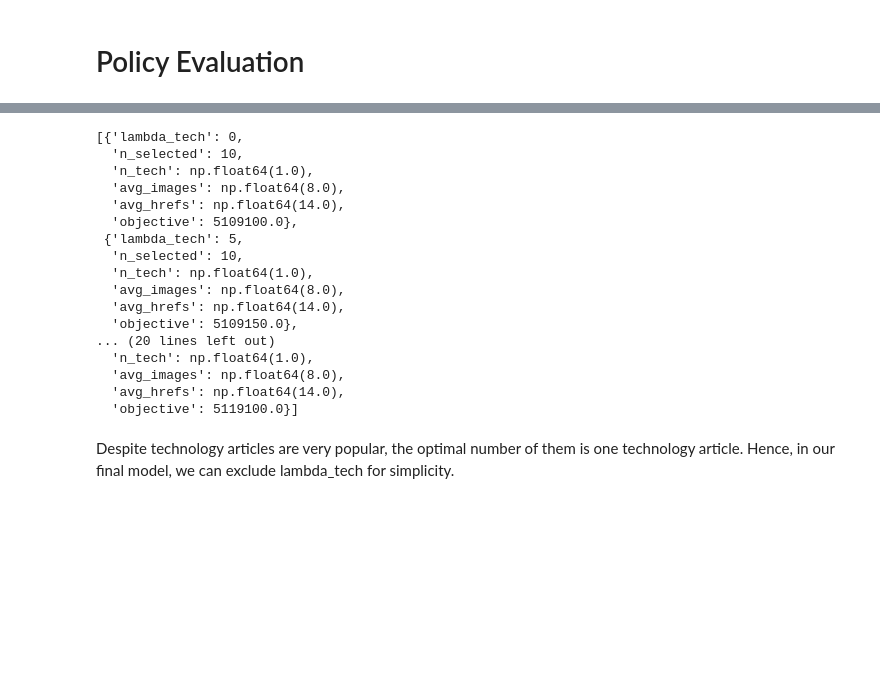
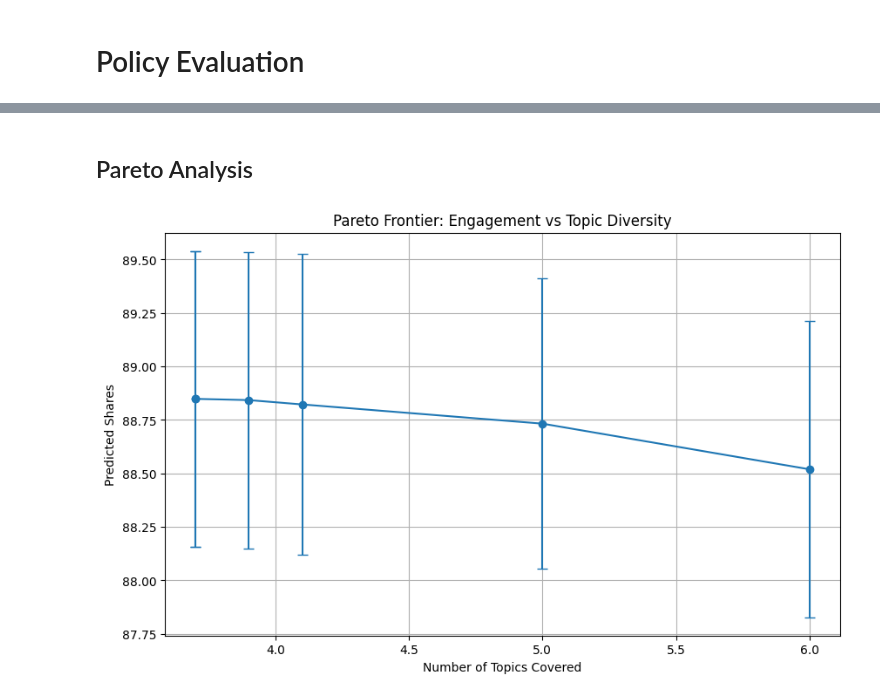
Before and after one commit to suehuynh/news-promotion-lp, a Jupyter notebook: notebooks/05_policy_evaluation.ipynb, the cells around one changed output, grey strips where cells are left out. Drawn from its saved outputs; the diff is of its cells as text; code cells hidden in the pictures; blank space fills up the shorter version.

Commit message:
Add sensitivity analysis results and save to CSV files

```diff
--- a/notebooks/05_policy_evaluation.ipynb
+++ b/notebooks/05_policy_evaluation.ipynb
@@ -89,22 +11,34 @@ for lam in lambdas:
-# %%
-results
-# %% [output]
-[{'lambda_tech': 0,
-  'n_selected': 10,
-  'n_tech': np.float64(1.0),
-  'avg_images': np.float64(8.0),
-  'avg_hrefs': np.float64(14.0),
-  'objective': 5109100.0},
- {'lambda_tech': 5,
-  'n_selected': 10,
-  'n_tech': np.float64(1.0),
-  'avg_images': np.float64(8.0),
-  'avg_hrefs': np.float64(14.0),
-  'objective': 5109150.0},
-... (20 lines left out)
-  'n_tech': np.float64(1.0),
-  'avg_images': np.float64(8.0),
-  'avg_hrefs': np.float64(14.0),
-  'objective': 5119100.0}]
-# %% [markdown]
-Despite technology articles are very popular, the optimal number of them is one technology article. Hence, in our final model, we can exclude lambda_tech for simplicity.
+# %%
+df_sensitivity = pd.read_csv("../data/processed/df_sensitivity.csv")
+extended_df_sensitivity = pd.read_csv("../data/processed/df_extended_sensitivity.csv")
+# %% [markdown]
+## Pareto Analysis
+# %%
+df_frontier = (
+    extended_df_sensitivity
+    .groupby("min_topics")
+    .agg(
+        mean_lp_shares=("lp_shares", "mean"),
+        std_lp_shares=("lp_shares", "std"),
+        mean_tradeoff=("shares_trade_off", "mean"),
+        mean_realized_diversity=("realized_diversity", "mean")
+    )
+    .reset_index()
+)
+# %%
+plt.figure(figsize=(10,6))
+plt.errorbar(
+    df_frontier["mean_realized_diversity"],
+    df_frontier["mean_lp_shares"],
+    yerr=df_frontier["std_lp_shares"],
+    marker="o",
+    capsize=4
+)
+
+plt.xlabel("Number of Topics Covered")
+plt.ylabel("Predicted Shares")
+plt.title("Pareto Frontier: Engagement vs Topic Diversity")
+plt.grid(True)
+plt.show()
+# %% [output]
+[figure, added]
```
Also changed, not shown: parts of 10 cells of this notebook, 10 other files.
